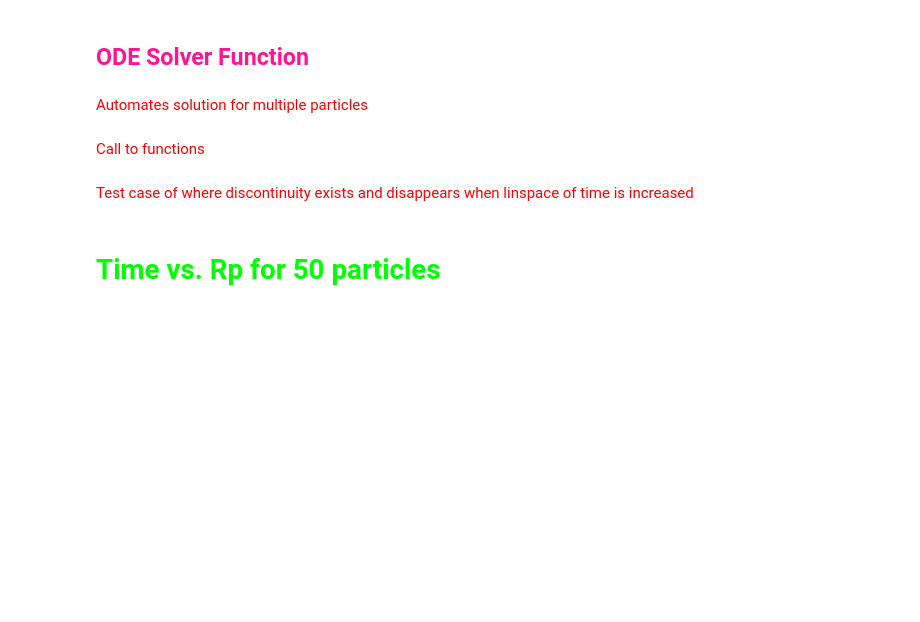
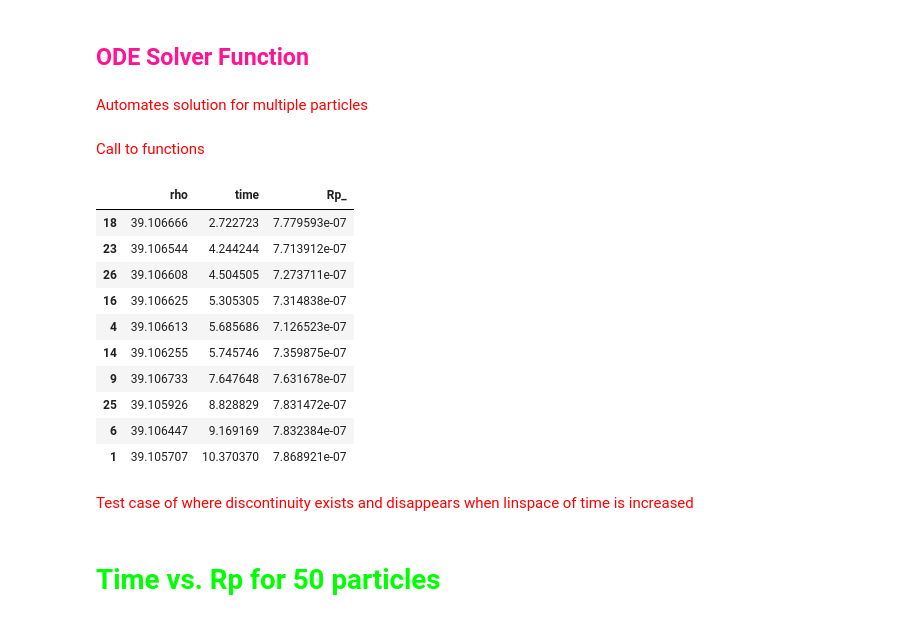
Before and after one commit to Hi-Tree/WGM_Forces, a Jupyter notebook: ode.ipynb, the cells around one changed output. Saved outputs shown, nothing was run; the diff lists cells and outputs as text; code cells hidden in the pictures; blank space fills up the shorter version.

```diff
--- a/ode.ipynb
+++ b/ode.ipynb
@@ -127,3 +133,17 @@ z = solve(F)
+# %%
+z.head(10)
+# %% [output]
+|  | rho | time | Rp_ |
+| 18 | 39.106666 | 2.722723 | 7.779593e-07 |
+| 23 | 39.106544 | 4.244244 | 7.713912e-07 |
+| 26 | 39.106608 | 4.504505 | 7.273711e-07 |
+| 16 | 39.106625 | 5.305305 | 7.314838e-07 |
+| 4 | 39.106613 | 5.685686 | 7.126523e-07 |
+| 14 | 39.106255 | 5.745746 | 7.359875e-07 |
+| 9 | 39.106733 | 7.647648 | 7.631678e-07 |
+| 25 | 39.105926 | 8.828829 | 7.831472e-07 |
+| 6 | 39.106447 | 9.169169 | 7.832384e-07 |
+| 1 | 39.105707 | 10.370370 | 7.868921e-07 |
 # %% [markdown]
 <span style="color:red">Test case of where discontinuity exists and disappears when linspace of time is increased</span>
 # %%
```
Also changed, not shown: parts of 7 cells of this notebook.
